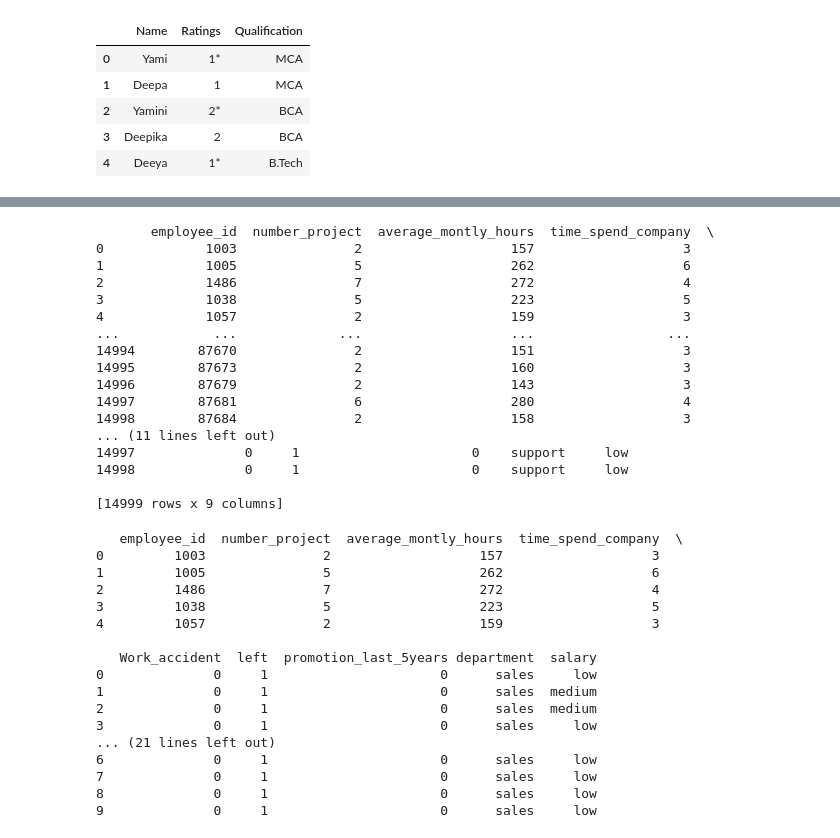
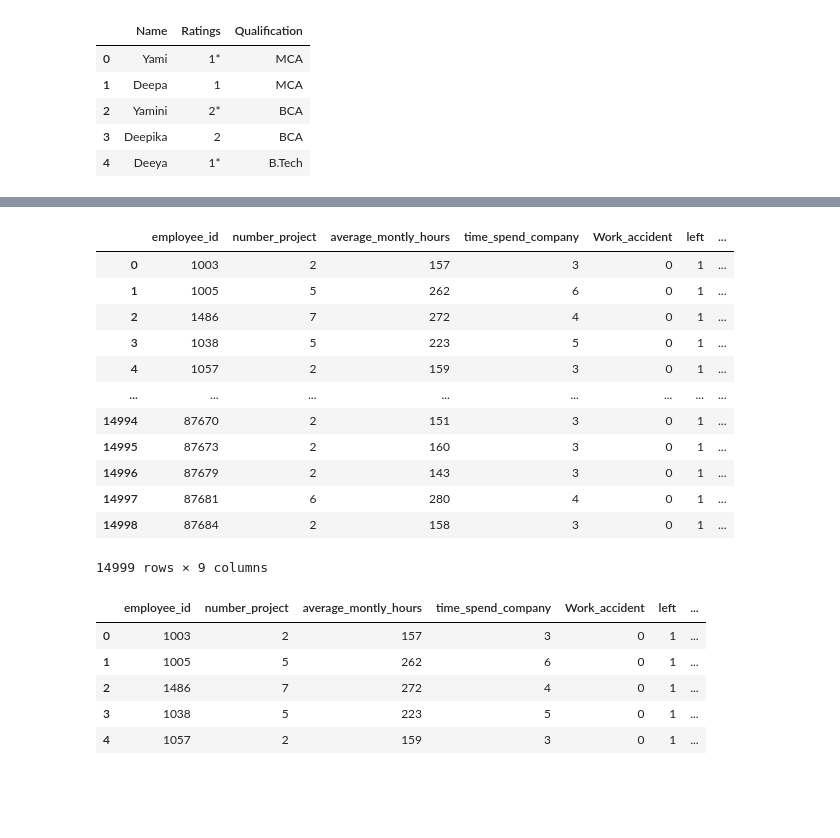
Before and after one commit to Yaminikanta/Python_Libraries, a Jupyter notebook: 02-Pandas/class_pandas.ipynb, the cells around one changed output, grey strips where cells are left out. Cells and saved outputs as stored; diff of their text form; code cells hidden in the pictures; blank space fills up the shorter version.

```diff
--- a/02-Pandas/class_pandas.ipynb
+++ b/02-Pandas/class_pandas.ipynb
@@ -234,43 +227,26 @@ print(cust_df)
 # %%
 d2=pd.read_csv('https://raw.githubusercontent.com/whoknowayush/DataAnalysis-Dataset/refs/heads/main/Datasets-Practice/hr_data.csv')
-print(d2)
+d2
 # %% [output]
+|  | employee_id | number_project | average_montly_hours | time_spend_company | Work_accident | left | ... |
+| 0 | 1003 | 2 | 157 | 3 | 0 | 1 | ... |
+| 1 | 1005 | 5 | 262 | 6 | 0 | 1 | ... |
+| 2 | 1486 | 7 | 272 | 4 | 0 | 1 | ... |
+| 3 | 1038 | 5 | 223 | 5 | 0 | 1 | ... |
+| 4 | 1057 | 2 | 159 | 3 | 0 | 1 | ... |
+| ... | ... | ... | ... | ... | ... | ... | ... |
+| 14994 | 87670 | 2 | 151 | 3 | 0 | 1 | ... |
+| 14995 | 87673 | 2 | 160 | 3 | 0 | 1 | ... |
+| 14996 | 87679 | 2 | 143 | 3 | 0 | 1 | ... |
+| 14997 | 87681 | 6 | 280 | 4 | 0 | 1 | ... |
+| 14998 | 87684 | 2 | 158 | 3 | 0 | 1 | ... |
-       employee_id  number_project  average_montly_hours  time_spend_company  \
-0             1003               2                   157                   3
-1             1005               5                   262                   6
-2             1486               7                   272                   4
-3             1038               5                   223                   5
-4             1057               2                   159                   3
-...            ...             ...                   ...                 ...
-14994        87670               2                   151                   3
-14995        87673               2                   160                   3
-14996        87679               2                   143                   3
-14997        87681               6                   280                   4
-14998        87684               2                   158                   3
-... (11 lines left out)
-14997              0     1                      0    support     low
-14998              0     1                      0    support     low
-
-[14999 rows x 9 columns]
+14999 rows × 9 columns
 # %%
-print(d2.head())                  # gives by default first 5 rows
-print('**************************************************************************************************************')
-print(d2.head(10))                # gives first n no. of  rows
+d2.head()                  # gives by default only first 5 rows
 # %% [output]
-   employee_id  number_project  average_montly_hours  time_spend_company  \
-0         1003               2                   157                   3
-1         1005               5                   262                   6
-2         1486               7                   272                   4
-3         1038               5                   223                   5
-4         1057               2                   159                   3
-
-   Work_accident  left  promotion_last_5years department  salary
-0              0     1                      0      sales     low
-1              0     1                      0      sales  medium
-2              0     1                      0      sales  medium
-3              0     1                      0      sales     low
-... (21 lines left out)
-6              0     1                      0      sales     low
-7              0     1                      0      sales     low
-8              0     1                      0      sales     low
-9              0     1                      0      sales     low
+|  | employee_id | number_project | average_montly_hours | time_spend_company | Work_accident | left | ... |
+| 0 | 1003 | 2 | 157 | 3 | 0 | 1 | ... |
+| 1 | 1005 | 5 | 262 | 6 | 0 | 1 | ... |
+| 2 | 1486 | 7 | 272 | 4 | 0 | 1 | ... |
+| 3 | 1038 | 5 | 223 | 5 | 0 | 1 | ... |
+| 4 | 1057 | 2 | 159 | 3 | 0 | 1 | ... |
```
Also changed, not shown: parts of 11 cells of this notebook.
